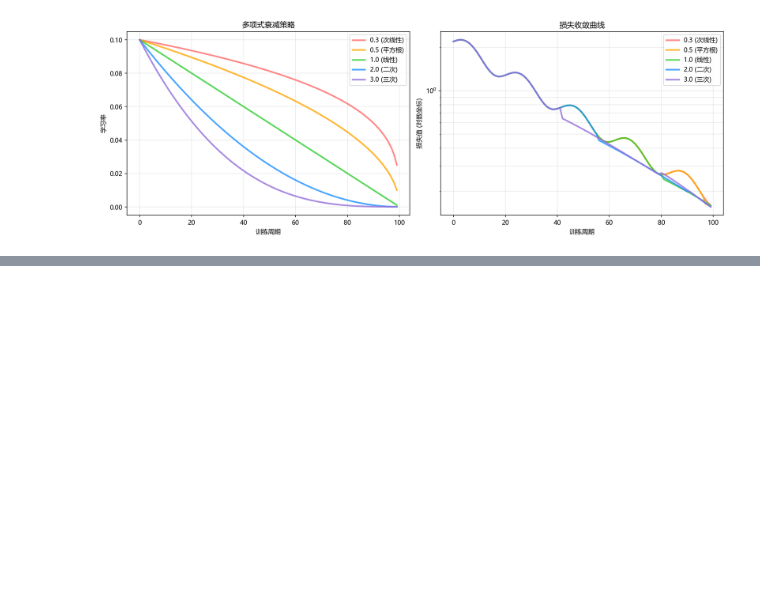
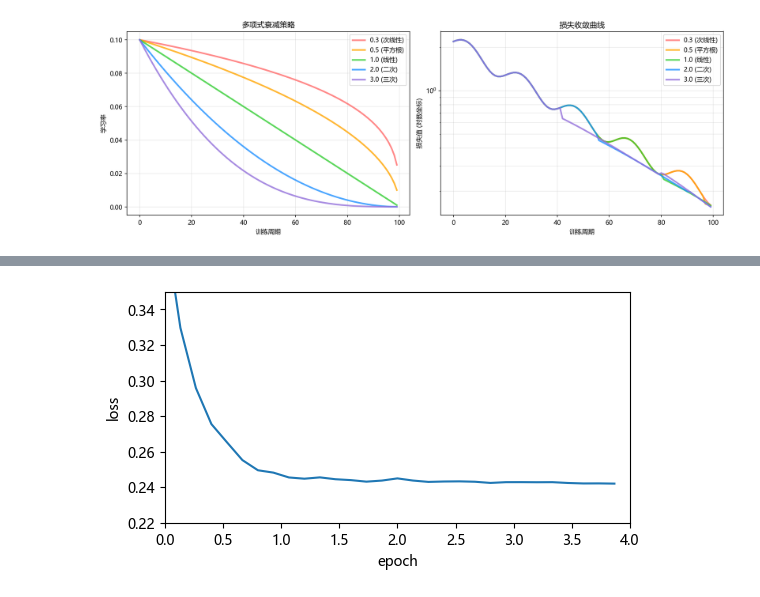
Before and after one commit to XSJWF/DLL, a Jupyter notebook: notebooks/DL_10.ipynb, the cells around one changed output, grey strips where cells are left out. Saved outputs shown, nothing was run; the diff lists cells and outputs as text; code cells hidden in the pictures; blank space fills up the shorter version.

```diff
--- a/notebooks/DL_10.ipynb
+++ b/notebooks/DL_10.ipynb
@@ -884,0 +1238,55 @@ plt.show()
+# %%
+def train_concise_ch11(trainer_fn, hyperparams, data_iter, num_epochs=4):
+    """简洁版本训练函数"""
+    # 初始化模型
+    net = nn.Sequential(nn.Linear(5, 1))
+
+    # 初始化权重
+    def init_weights(m):
+        if type(m) == nn.Linear:
+            torch.nn.init.normal_(m.weight, std=0.01)
+
+    net.apply(init_weights)
+
+    # 创建优化器
+    optimizer = trainer_fn(net.parameters(), **hyperparams)
+    loss = nn.MSELoss(reduction='none')
+
+    # 记录训练过程
+    losses = []
+    n, timer = 0, Timer()
+
+    for epoch in range(num_epochs):
+        for X, y in data_iter:
+            optimizer.zero_grad()
+            out = net(X)
+            y = y.reshape(out.shape)
+            l = loss(out, y)
+            l.mean().backward()
+            optimizer.step()
+
+            n += X.shape[0]
+            if n % 200 == 0:
+                timer.stop()
+                current_loss = evaluate_loss(net, data_iter, loss) / 2
+                losses.append(current_loss)
+                timer.start()
+
+    print(f'loss: {losses[-1]:.3f}, {timer.avg():.3f} sec/epoch')
+
+    # 绘图
+    plt.figure(figsize=(6, 3))
+    x_points = [i * 200 / len(next(iter(data_iter))[0]) / len(data_iter)
+                for i in range(len(losses))]
+    plt.plot(x_points, losses)
+    plt.xlabel('epoch')
+    plt.ylabel('loss')
+    plt.xlim([0, num_epochs])
+    plt.ylim([0.22, 0.35])
+    plt.show()
+
+# 使用示例
+data_iter, _ = get_data_ch11(10)
+trainer = torch.optim.SGD
+train_concise_ch11(trainer, {'lr': 0.01}, data_iter)
+# %% [output]
@@ -884,0 +1294 @@ plt.show()
+[figure, added]
```
Also changed, not shown: parts of 6 cells of this notebook.
